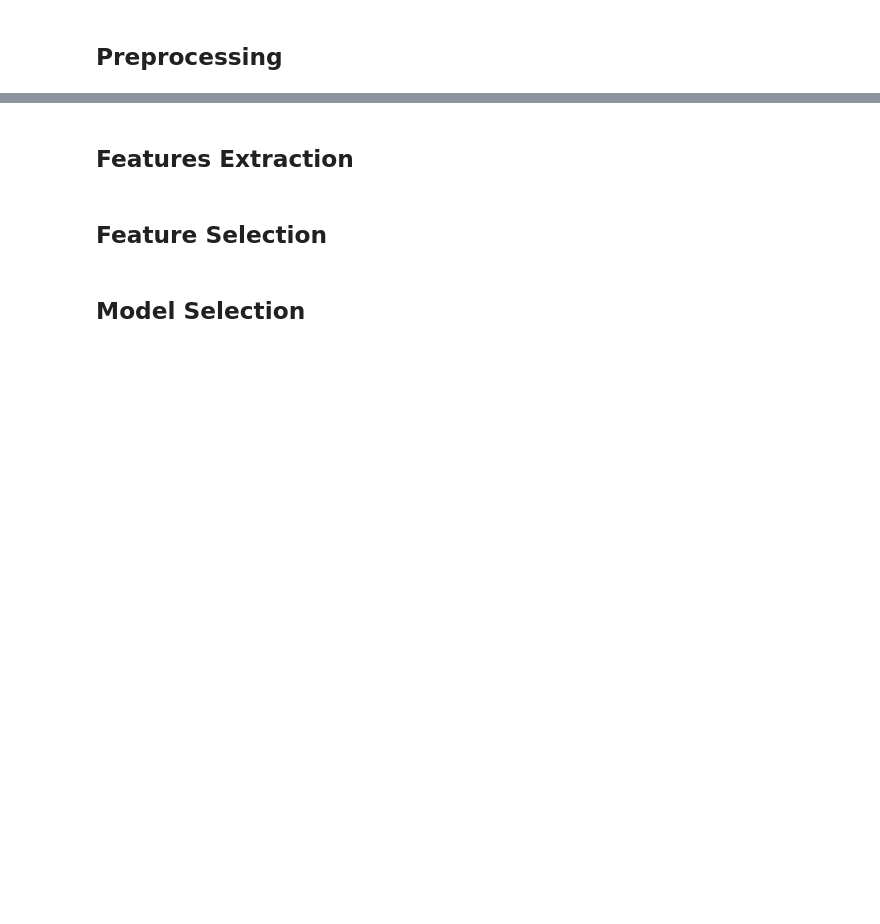
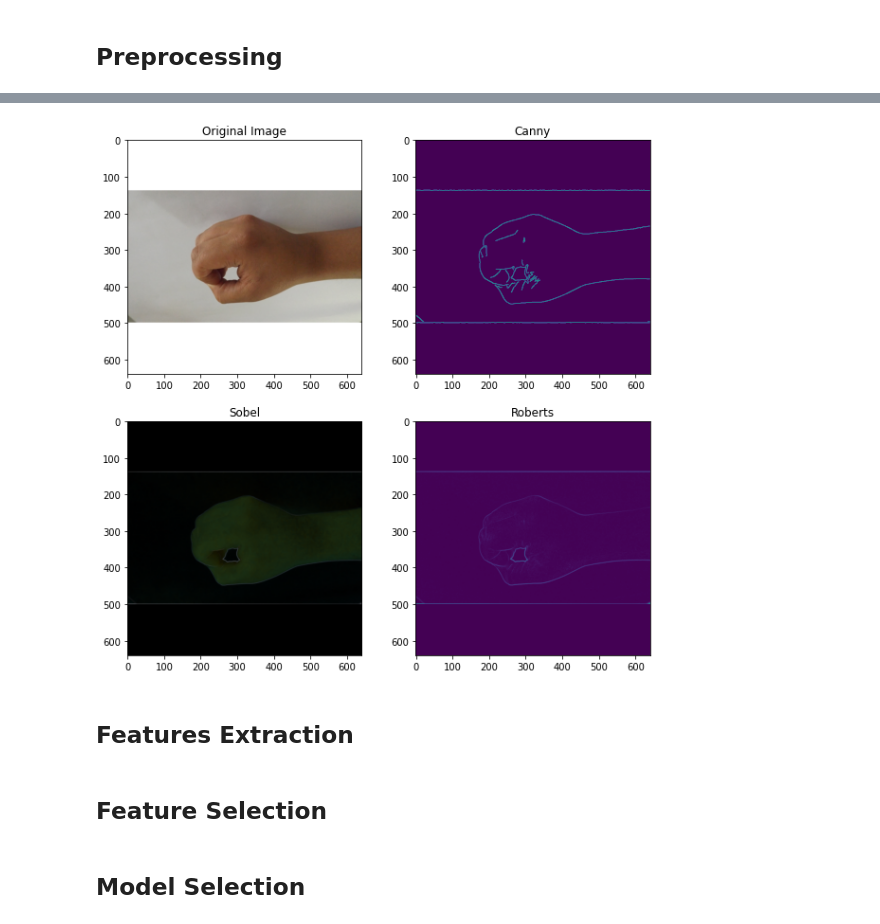
Before and after one commit to MostafaAshraf98/Project-Pattern-Recognition, a Jupyter notebook: main.ipynb, the cells around one changed output, grey strips where cells are left out. Saved outputs shown, nothing was run; the diff lists cells and outputs as text; code cells hidden in the pictures; blank space fills up the shorter version.

Commit message:
Edge Detection

```diff
--- a/main.ipynb
+++ b/main.ipynb
@@ -48,3 +57,24 @@ plt.show()
+# %%
+index = 747
+# method: 'sobel', 'roberts', 'prewitt', 'canny'
+edge_detection = EdgeDetection()
+
+canny_image = edge_detection.canny(x_train[index], sigma=1.0, low_threshold=0.1, high_threshold=0.2)
+sobel_image = edge_detection.sobel(x_train[index])
+roberts_image = edge_detection.roberts(x_train[index])
+
+fig, ax = plt.subplots(2, 2, figsize=(10, 10))
+ax[0,0].set_title('Original Image')
+ax[0,1].set_title('Canny')
+ax[1,0].set_title('Sobel')
+ax[1,1].set_title('Roberts')
+ax[0,0].imshow(x_train[index])
+ax[0,1].imshow(canny_image)
+ax[1,0].imshow(sobel_image)
+ax[1,1].imshow(roberts_image)
+plt.show()
+# %% [output]
+[figure, added]
 # %%
 image_restorer = ImageRestorer(method='median')
 #'mean_rectangular', 'gaussian', 'adaptive' and 'wiener' generate an error
```
Also changed, not shown: parts of 5 cells of this notebook, 1 other file.
